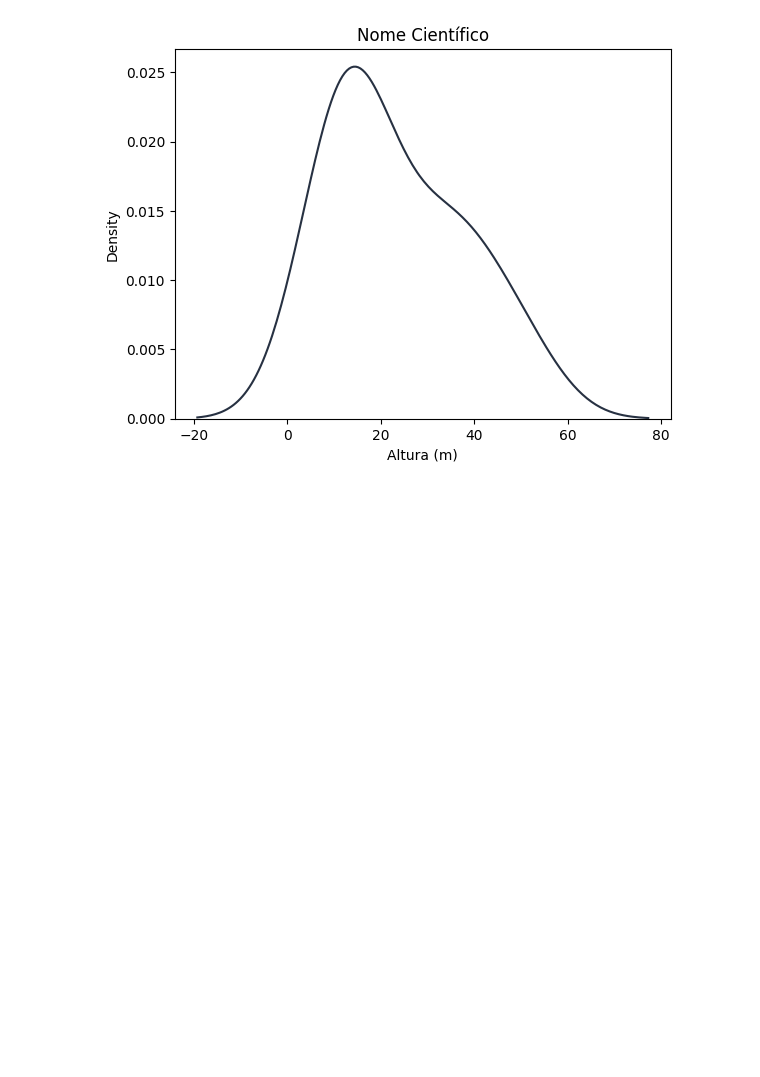
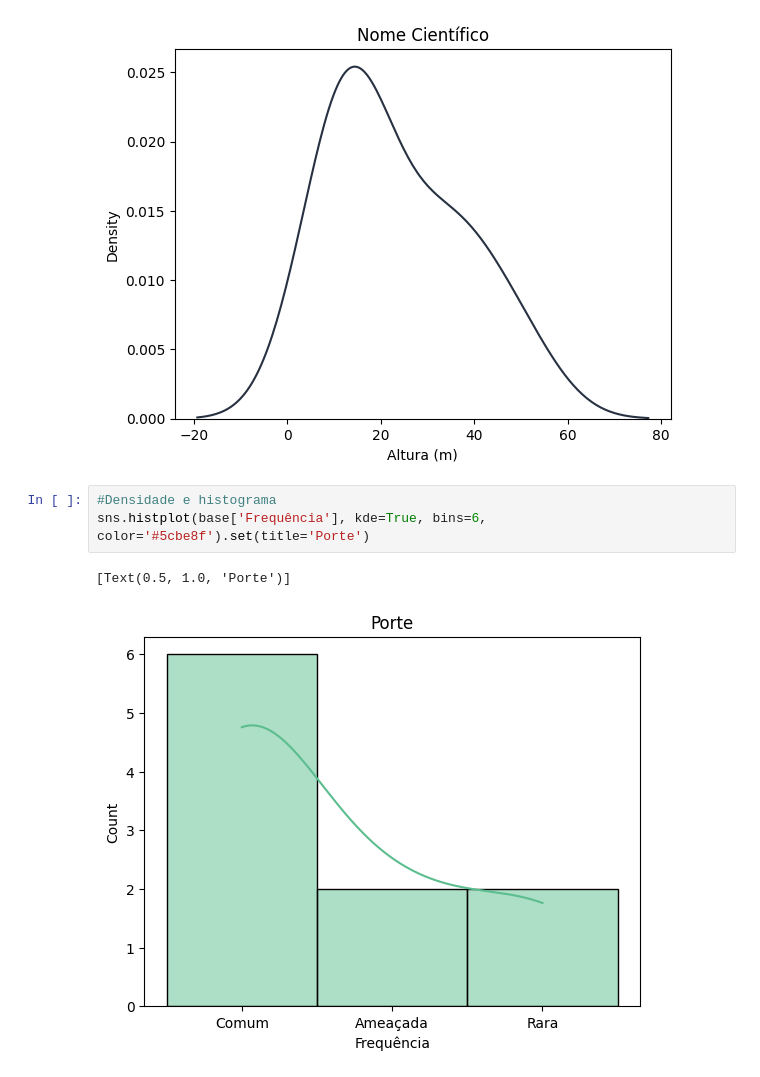
Before and after one commit to VitoriaN27/Python, a Jupyter notebook: python-histograma/histograma.ipynb, the cells around one changed output. Drawn from its saved outputs; the diff is of its cells as text; blank space fills up the shorter version.

Commit message:
#Densidade e histograma

```diff
--- a/python-histograma/histograma.ipynb
+++ b/python-histograma/histograma.ipynb
@@ -60,3 +60,9 @@ sns.kdeplot(base['Altura (m)'],color='#273142').set(title='Nome Científico')
 # %% [output]
 [Text(0.5, 1.0, 'Nome Científico')]
 [figure]
+# %%
+#Densidade e histograma
+sns.histplot(base['Frequência'], kde=True, bins=6, color='#5cbe8f').set(title='Porte')
+# %% [output]
+[Text(0.5, 1.0, 'Porte')]
+[figure, added]
```
